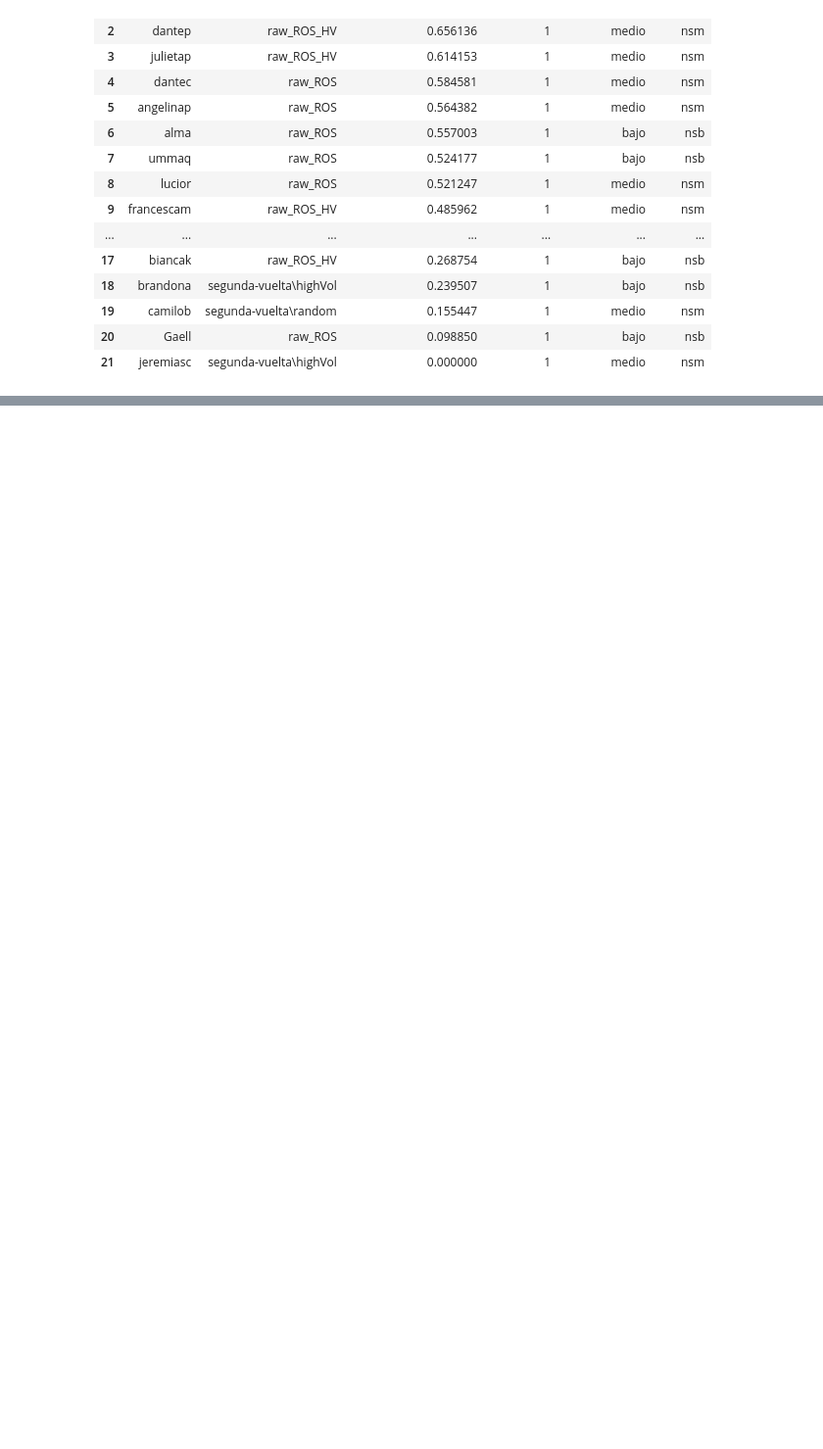
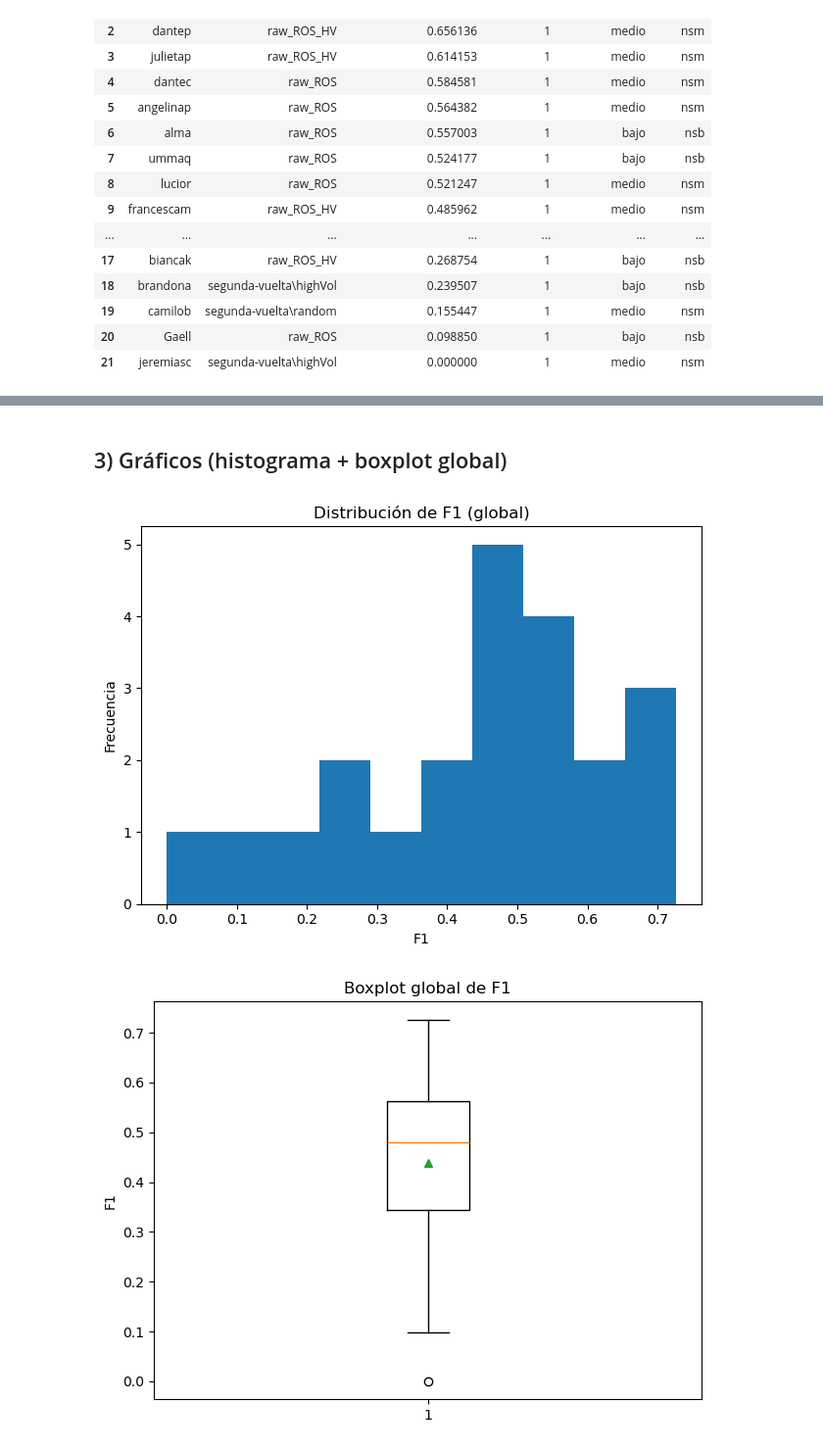
Before and after one commit to pabloamden/tesis_pablo, a Jupyter notebook: armar_tabla_metric_x_chico.ipynb, the cells around one changed output, grey strips where cells are left out. Shown at 98% size. Cells and saved outputs as stored; diff of their text form; code cells hidden in the pictures; blank space fills up the shorter version.

```diff
--- a/armar_tabla_metric_x_chico.ipynb
+++ b/armar_tabla_metric_x_chico.ipynb
@@ -251,3 +251,5 @@ df_f1_por_ninio_y_corpus
 | 19 | camilob | segunda-vuelta\random | 0.155447 | 1 | medio | nsm |
 | 20 | Gaell | raw_ROS | 0.098850 | 1 | bajo | nsb |
 | 21 | jeremiasc | segunda-vuelta\highVol | 0.000000 | 1 | medio | nsm |
+# %%
+df_f1=df_f1_por_ninio_y_corpus.copy()
@@ -253,0 +338,25 @@ df_f1_por_ninio_y_corpus
+# %% [markdown]
+## 3) Gráficos (histograma + boxplot global)
+# %%
+F1_COL = "f1_avg_FEM_MAL_KCHI"
+s = pd.to_numeric(df_f1[F1_COL], errors="coerce").dropna()
+
+# Histograma
+plt.figure()
+plt.hist(s, bins=10)
+plt.title("Distribución de F1 (global)")
+plt.xlabel("F1")
+plt.ylabel("Frecuencia")
+plt.tight_layout()
+plt.show()
+
+# Boxplot global (con media)
+plt.figure()
+plt.boxplot(s.values, showmeans=True)
+plt.title("Boxplot global de F1")
+plt.ylabel("F1")
+plt.tight_layout()
+plt.show()
+# %% [output]
+[figure, added]
+[figure, added]
```
Also changed, not shown: parts of 7 cells of this notebook, 2 other files.
